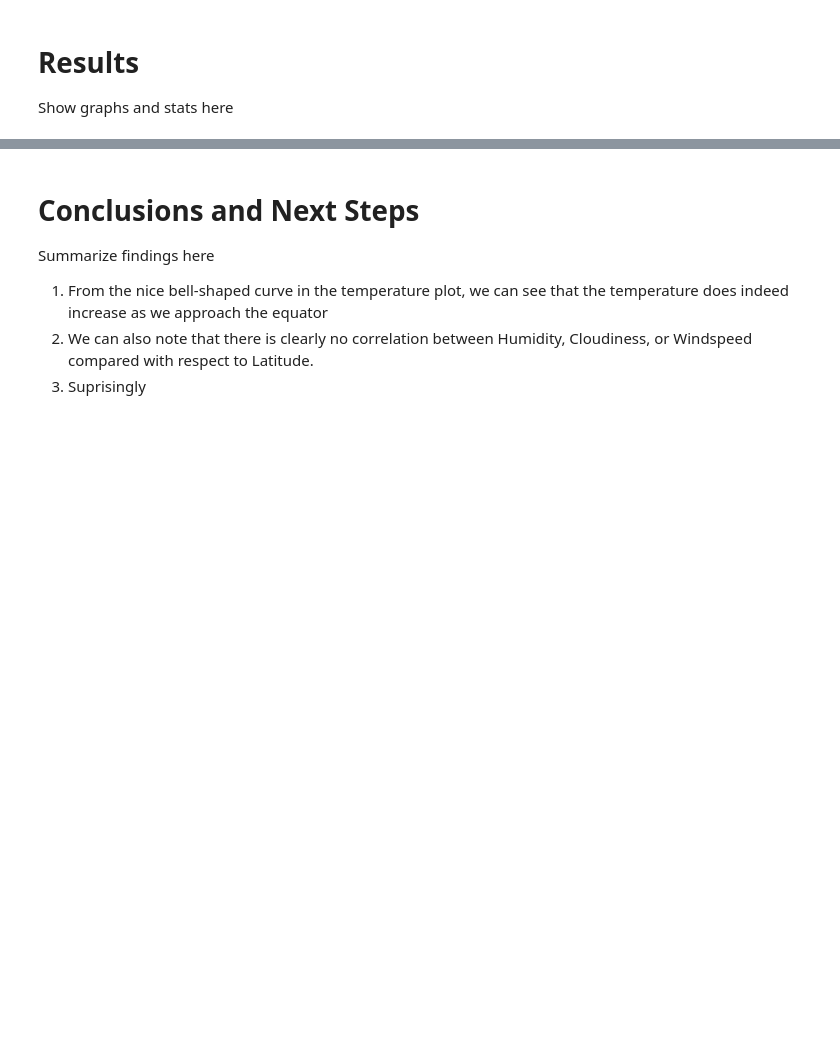
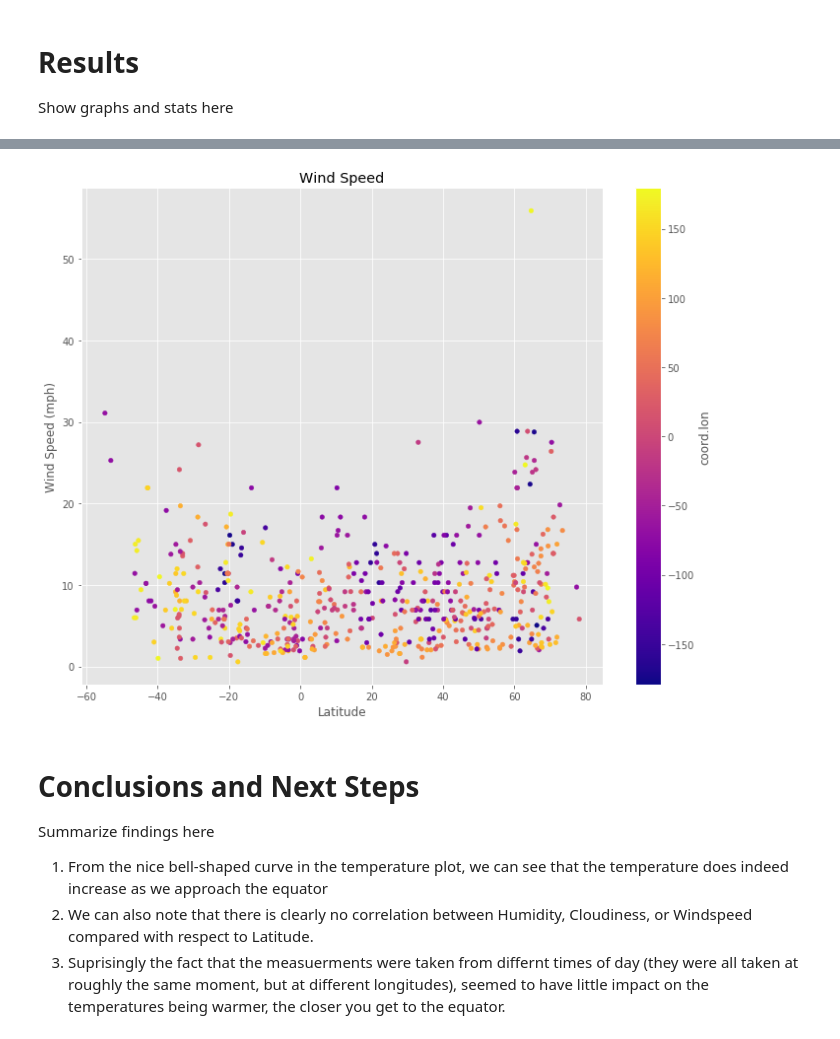
Before and after one commit to mwcooley99/WeatherPy, a Jupyter notebook: WeatherPy.ipynb, the cells around one changed output, grey strips where cells are left out. Saved outputs shown, nothing was run; the diff lists cells and outputs as text; code cells hidden in the pictures; blank space fills up the shorter version.

```diff
--- a/WeatherPy.ipynb
+++ b/WeatherPy.ipynb
@@ -195,6 +161,19 @@ Text(0, 0.5, 'Wind Speed (mph)')
+# %%
+# Plot of the Wind Speed
+fig, ax4 = plt.subplots(figsize=(10,8))
+
+weather_df.plot(x='coord.lat', y='wind.speed', kind='scatter',
+                ax=ax4, title='Wind Speed', **args)
+ax4.set_xlabel('Latitude')
+ax4.set_ylabel('Wind Speed (mph)')
+
+fig.tight_layout()
+fig.savefig('wind_speed.png')
+# %% [output]
+[figure, added]
 # %% [markdown]
  # Conclusions and Next Steps
  Summarize findings here
  1. From the nice bell-shaped curve in the temperature plot, we can see that the temperature does indeed increase as we approach the equator
  2. We can also note that there is clearly no correlation between Humidity, Cloudiness, or Windspeed compared with respect to Latitude.
- 3. Suprisingly
+ 3. Suprisingly the fact that the measuerments were taken from differnt times of day (they were all taken at roughly the same moment, but at different longitudes), seemed to have little impact on the temperatures being warmer, the closer you get to the equator.
```
Also changed, not shown: parts of 12 cells of this notebook, 6 other files.
